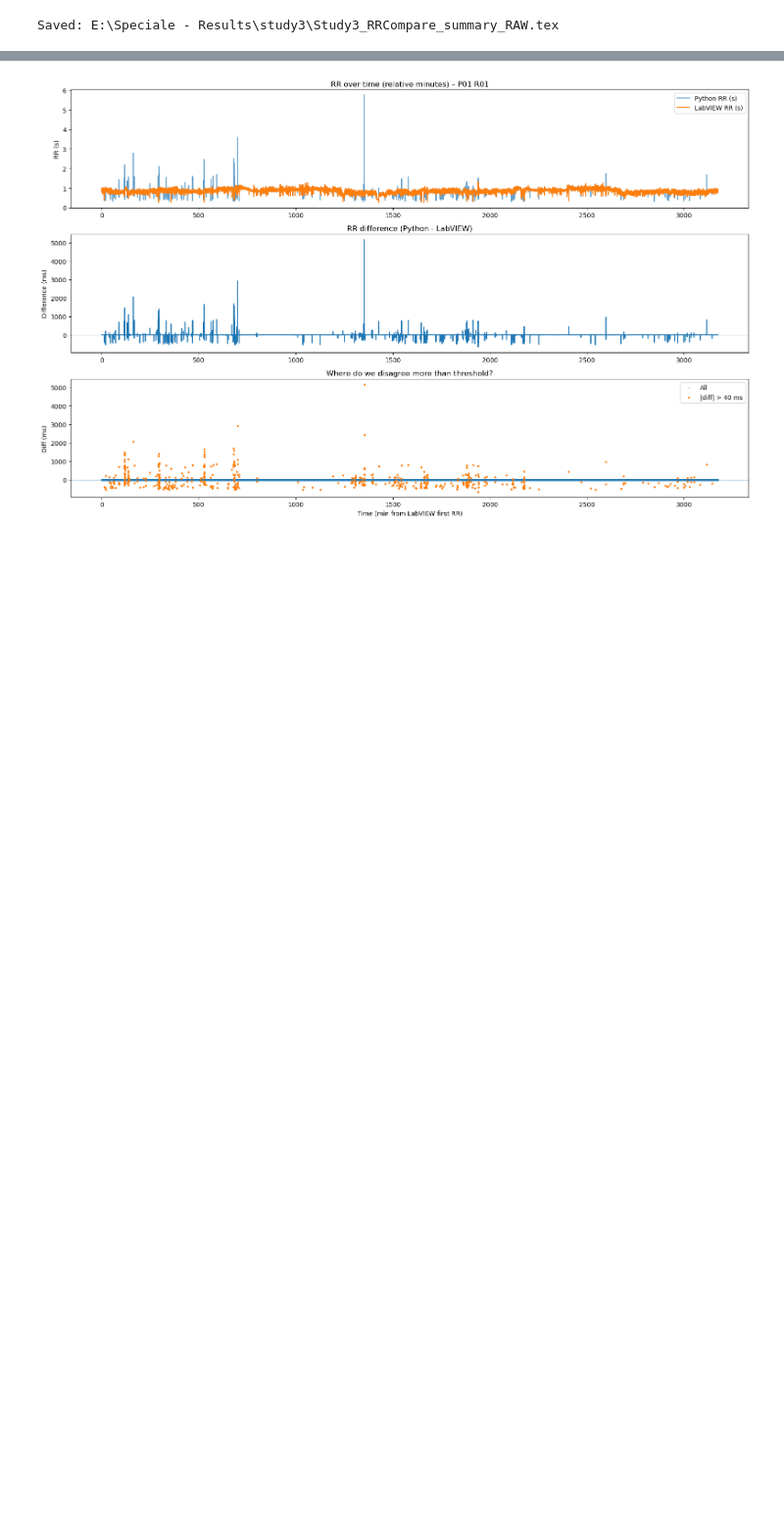
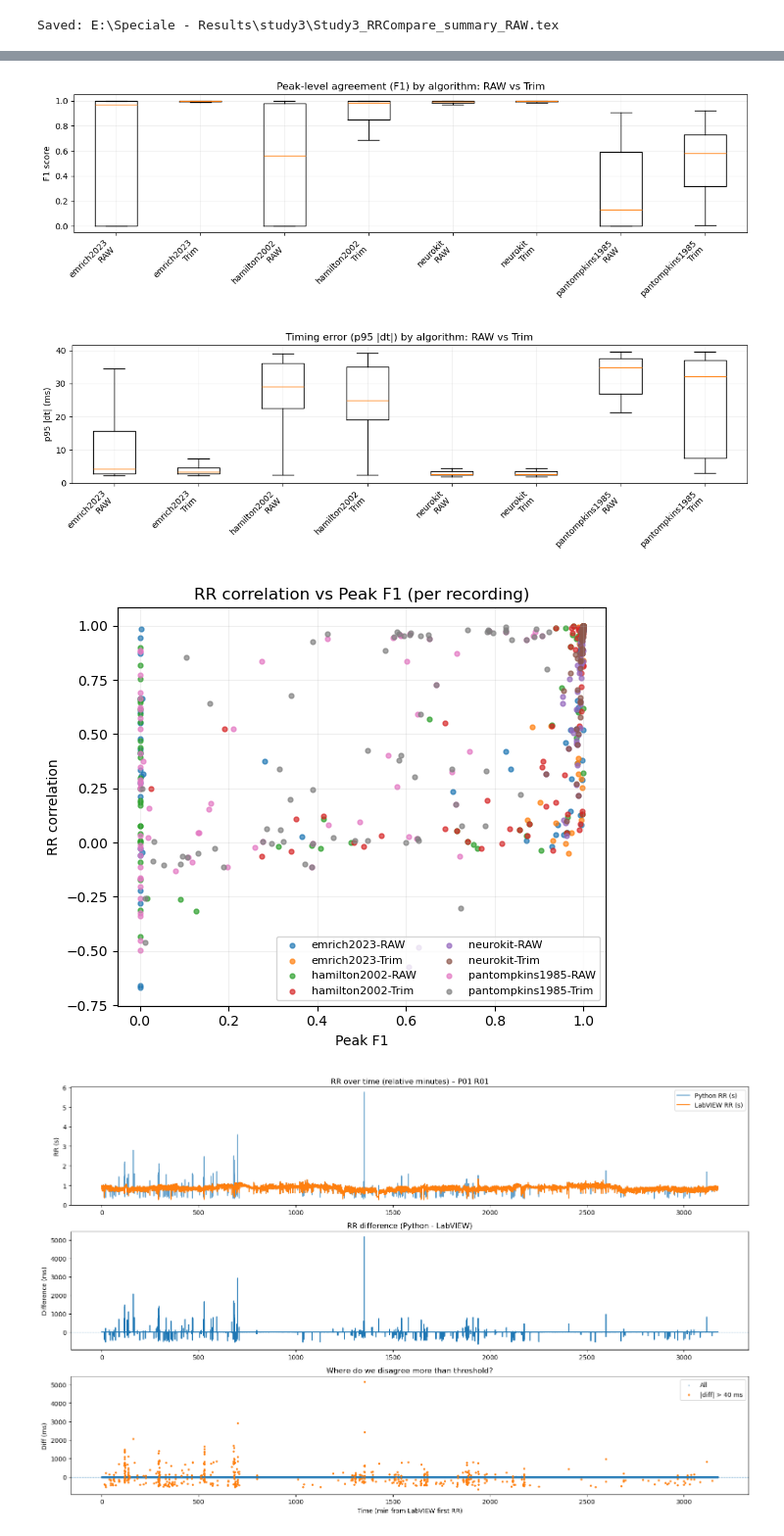
Before and after one commit to AU668208/Epilepsy_MasterThesis, a Jupyter notebook: Study3_main.ipynb, the cells around one changed output, grey strips where cells are left out. Shown at 98% size. Drawn from its saved outputs; the diff is of its cells as text; code cells hidden in the pictures; blank space fills up the shorter version.

```diff
--- a/Study3_main.ipynb
+++ b/Study3_main.ipynb
@@ -349,15 +378,4 @@ plt.show()
 # %%
-import pandas as pd
-import matplotlib.pyplot as plt
-
-# Load (tilpas stier)
-df_raw  = pd.read_csv("Study3_RRCompare_metrics_RAW.csv")
-df_trim = pd.read_csv("Study3_RRCompare_metrics_Trim.csv")
-
-df_raw["run"] = "RAW"
-df_trim["run"] = "Trim"
-df = pd.concat([df_raw, df_trim], ignore_index=True)
-
 # --- Figur A: peak_f1 boxplot pr algo (RAW vs Trim)
 def boxplot_by_algo(df, ycol, title, ylabel):
     algos = sorted(df["algo_id"].unique())
@@ -368,33 +386,37 @@ def boxplot_by_algo(df, ycol, title, ylabel):
         for r in runs:
             v = df.loc[(df["algo_id"] == a) & (df["run"] == r), ycol].dropna().values
             data.append(v)
             labels.append(f"{a}\n{r}")
     plt.figure(figsize=(12, 4))
     plt.boxplot(data, labels=labels, showfliers=False)
     plt.title(title)
     plt.ylabel(ylabel)
     plt.xticks(rotation=45, ha="right")
     plt.grid(True, alpha=0.2)
     plt.tight_layout()
 
 boxplot_by_algo(df, "peak_f1", "Peak-level agreement (F1) by algorithm: RAW vs Trim", "F1 score")
 plt.show()
 
 # --- Figur B: p95_abs_dt_ms boxplot
 boxplot_by_algo(df, "p95_abs_dt_ms", "Timing error (p95 |dt|) by algorithm: RAW vs Trim", "p95 |dt| (ms)")
 plt.show()
 
 # --- Figur C: scatter peak_f1 vs rr_corr
 plt.figure(figsize=(6, 5))
 for (algo, run), g in df.groupby(["algo_id", "run"]):
     plt.scatter(g["peak_f1"], g["rr_corr"], label=f"{algo}-{run}", s=12, alpha=0.7)
 plt.xlabel("Peak F1")
 plt.ylabel("RR correlation")
 plt.title("RR correlation vs Peak F1 (per recording)")
 plt.grid(True, alpha=0.2)
 plt.legend(fontsize=8, ncol=2)
 plt.tight_layout()
 plt.show()
+# %% [output]
+[figure, added]
+[figure, added]
+[figure, added]
 # %%
 # print(df_metrics["overlap_start"], df_metrics["overlap_end"], df_metrics["best_delta_s"], df_metrics["peak_f1"],df_metrics["offset0_s"],df_metrics["n_peaks_tp"],df_metrics["peak_f1"])
 # df = df_metrics.copy()
```
Also changed, not shown: parts of 13 cells of this notebook.
